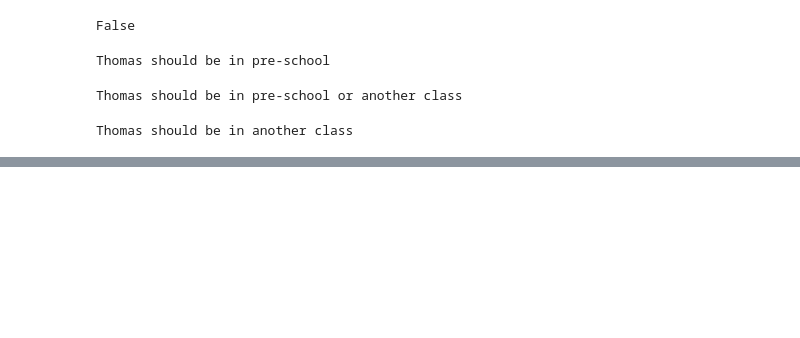
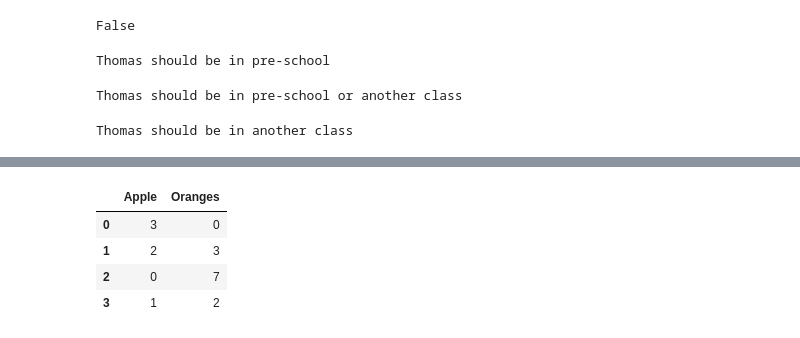
Before and after one commit to kgathungu/Introduction-to-python, a Jupyter notebook: gathungunov.ipynb, the cells around one changed output, grey strips where cells are left out. Cells and saved outputs as stored; diff of their text form; code cells hidden in the pictures; blank space fills up the shorter version.

```diff
--- a/gathungunov.ipynb
+++ b/gathungunov.ipynb
@@ -376,0 +461,13 @@ Thomas should be in another class
+# %%
+data = {
+    "Apple":[3,2,0,1],
+    "Oranges":[0,3,7,2]
+    }
+purchases = pd.DataFrame(data)
+purchases
+# %% [output]
+|  | Apple | Oranges |
+| 0 | 3 | 0 |
+| 1 | 2 | 3 |
+| 2 | 0 | 7 |
+| 3 | 1 | 2 |
```
Also changed, not shown: parts of 19 cells of this notebook, 1 other file.
